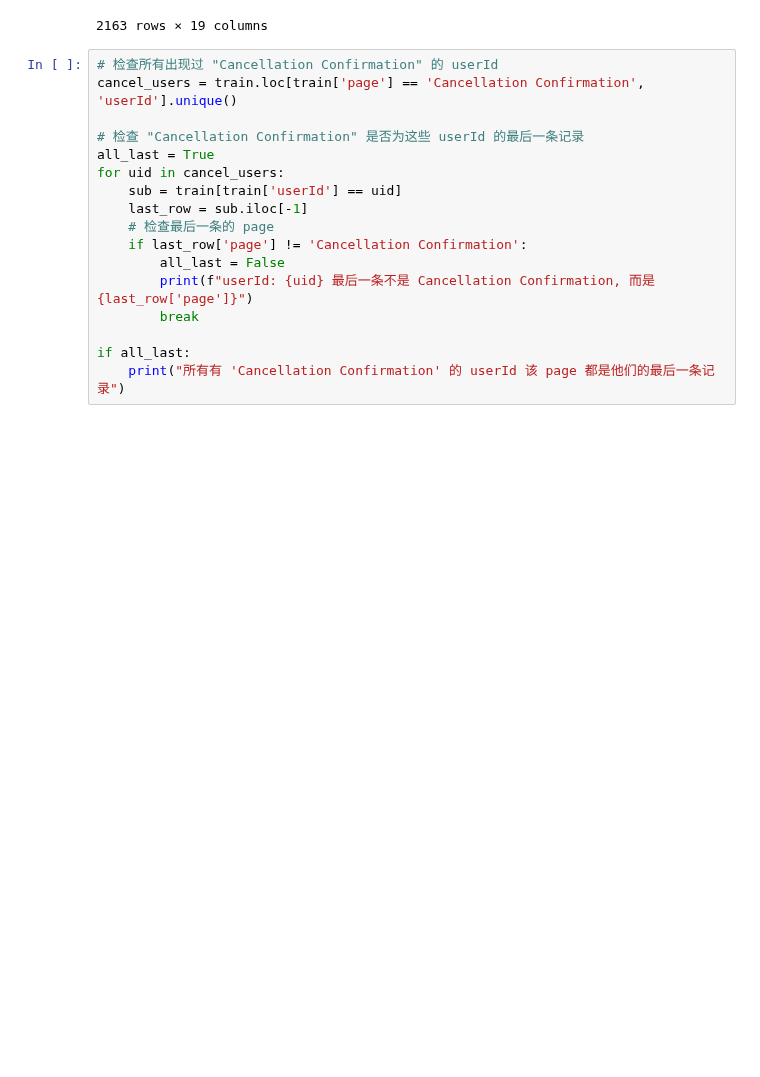
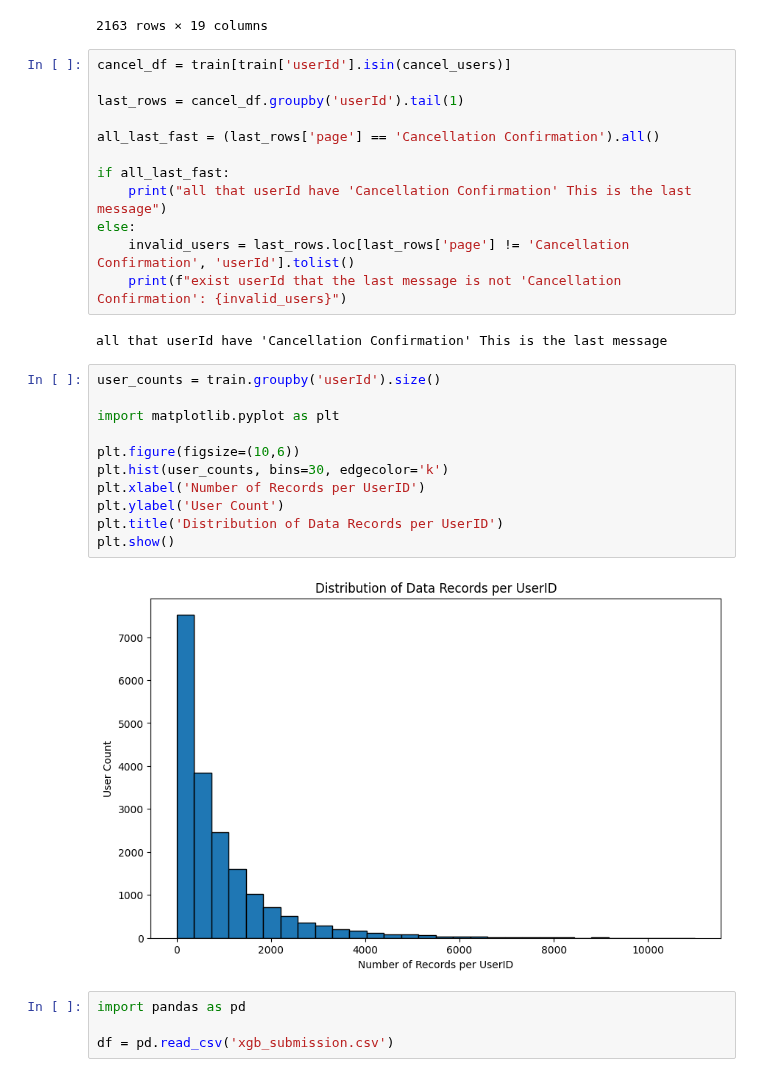
Before and after one commit to Martinoor/datascience, a Jupyter notebook: ini_test.ipynb, the cells around one changed output. Drawn from its saved outputs; the diff is of its cells as text; blank space fills up the shorter version.

```diff
--- a/ini_test.ipynb
+++ b/ini_test.ipynb
@@ -61,19 +68,33 @@ train.loc[train['userId'] == '1222580']
 | 9995603 | 200 | M | Andres | paid | Foley | 1222580 | 1540941450000 | Cancelled | Cancellation Confirmation | 132552 | ... |
 2163 rows × 19 columns
 # %%
-# 检查所有出现过 "Cancellation Confirmation" 的 userId
-cancel_users = train.loc[train['page'] == 'Cancellation Confirmation', 'userId'].unique()
+cancel_df = train[train['userId'].isin(cancel_users)]
 
-# 检查 "Cancellation Confirmation" 是否为这些 userId 的最后一条记录
-all_last = True
-for uid in cancel_users:
-    sub = train[train['userId'] == uid]
-    last_row = sub.iloc[-1]
-    # 检查最后一条的 page
-    if last_row['page'] != 'Cancellation Confirmation':
-        all_last = False
-        print(f"userId: {uid} 最后一条不是 Cancellation Confirmation, 而是 {last_row['page']}")
-        break
+last_rows = cancel_df.groupby('userId').tail(1)
 
-if all_last:
-    print("所有有 'Cancellation Confirmation' 的 userId 该 page 都是他们的最后一条记录")
+all_last_fast = (last_rows['page'] == 'Cancellation Confirmation').all()
+
+if all_last_fast:
+    print("all that userId have 'Cancellation Confirmation' This is the last message")
+else:
+    invalid_users = last_rows.loc[last_rows['page'] != 'Cancellation Confirmation', 'userId'].tolist()
+    print(f"exist userId that the last message is not 'Cancellation Confirmation': {invalid_users}")
+# %% [output]
+all that userId have 'Cancellation Confirmation' This is the last message
+# %%
+user_counts = train.groupby('userId').size()
+
+import matplotlib.pyplot as plt
+
+plt.figure(figsize=(10,6))
+plt.hist(user_counts, bins=30, edgecolor='k')
+plt.xlabel('Number of Records per UserID')
+plt.ylabel('User Count')
+plt.title('Distribution of Data Records per UserID')
+plt.show()
+# %% [output]
+[figure, added]
+# %%
+import pandas as pd
+
+df = pd.read_csv('xgb_submission.csv')
```
Also changed, not shown: parts of 4 cells of this notebook, 6 other files.
